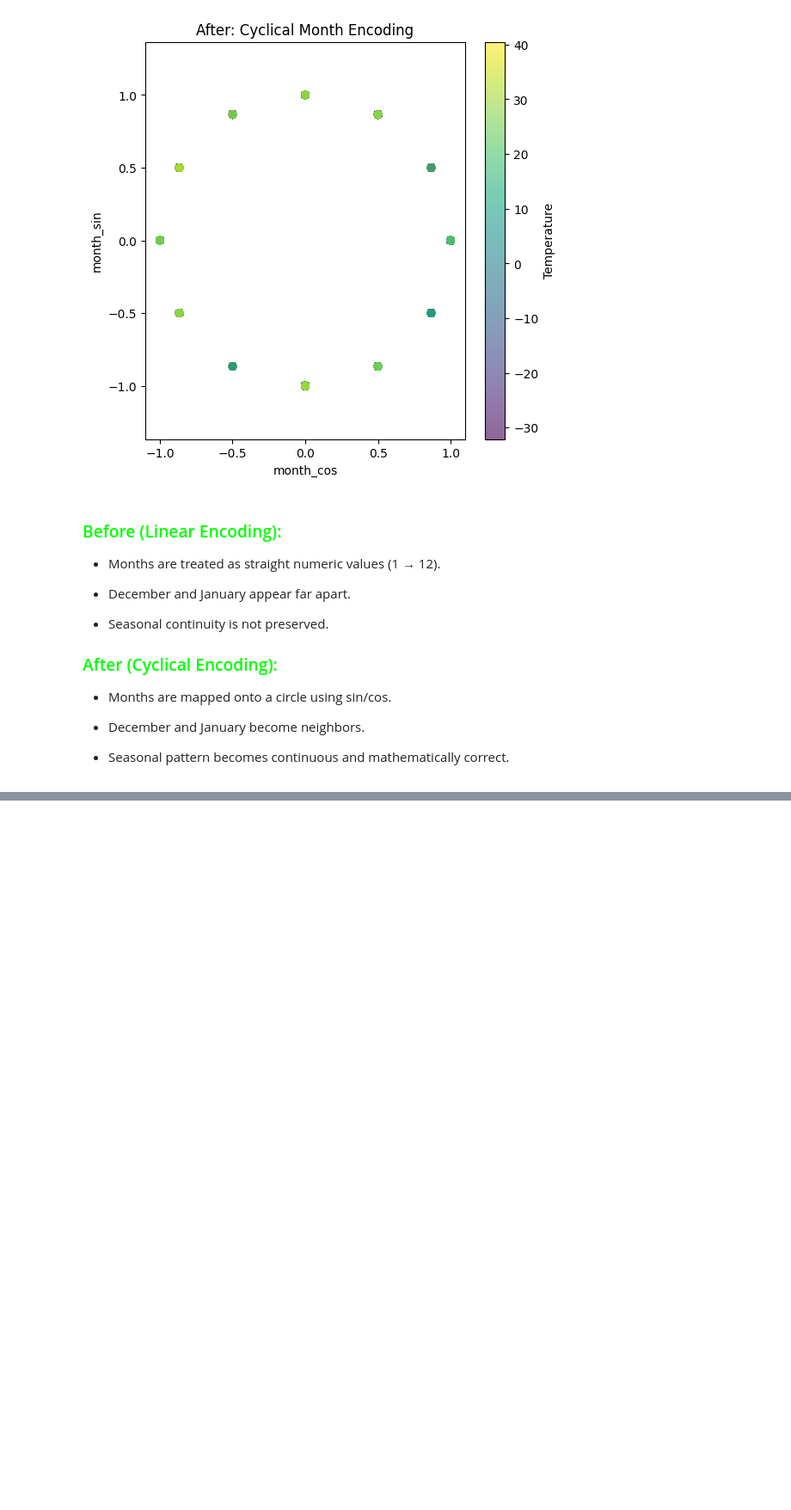
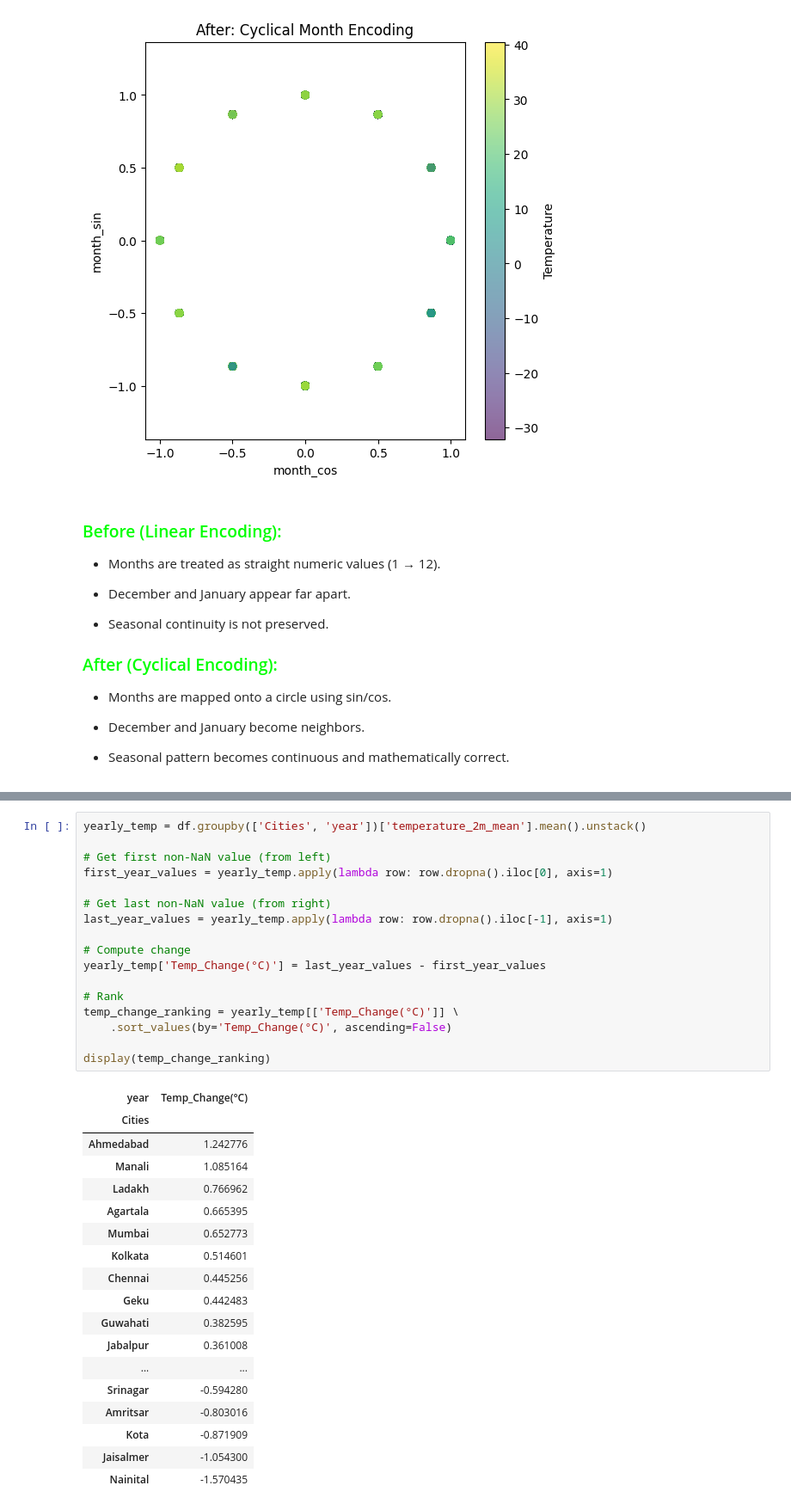
Before and after one commit to Harkeerat9406/Weather_Data_Analysis, a Jupyter notebook: Weather_Analysis.ipynb, the cells around one changed output, grey strips where cells are left out. Shown at 86% size. Drawn from its saved outputs; the diff is of its cells as text; blank space fills up the shorter version.

```diff
--- a/Weather_Analysis.ipynb
+++ b/Weather_Analysis.ipynb
@@ -633,0 +694,36 @@ df.columns.to_list
+# %%
+yearly_temp = df.groupby(['Cities', 'year'])['temperature_2m_mean'].mean().unstack()
+
+# Get first non-NaN value (from left)
+first_year_values = yearly_temp.apply(lambda row: row.dropna().iloc[0], axis=1)
+
+# Get last non-NaN value (from right)
+last_year_values = yearly_temp.apply(lambda row: row.dropna().iloc[-1], axis=1)
+
+# Compute change
+yearly_temp['Temp_Change(°C)'] = last_year_values - first_year_values
+
+# Rank
+temp_change_ranking = yearly_temp[['Temp_Change(°C)']] \
+    .sort_values(by='Temp_Change(°C)', ascending=False)
+
+display(temp_change_ranking)
+# %% [output]
+| year | Temp_Change(°C) |
+| Cities |  |
+| Ahmedabad | 1.242776 |
+| Manali | 1.085164 |
+| Ladakh | 0.766962 |
+| Agartala | 0.665395 |
+| Mumbai | 0.652773 |
+| Kolkata | 0.514601 |
+| Chennai | 0.445256 |
+| Geku | 0.442483 |
+| Guwahati | 0.382595 |
+| Jabalpur | 0.361008 |
+| ... | ... |
+| Srinagar | -0.594280 |
+| Amritsar | -0.803016 |
+| Kota | -0.871909 |
+| Jaisalmer | -1.054300 |
+| Nainital | -1.570435 |
```
Also changed, not shown: parts of 8 cells of this notebook.
